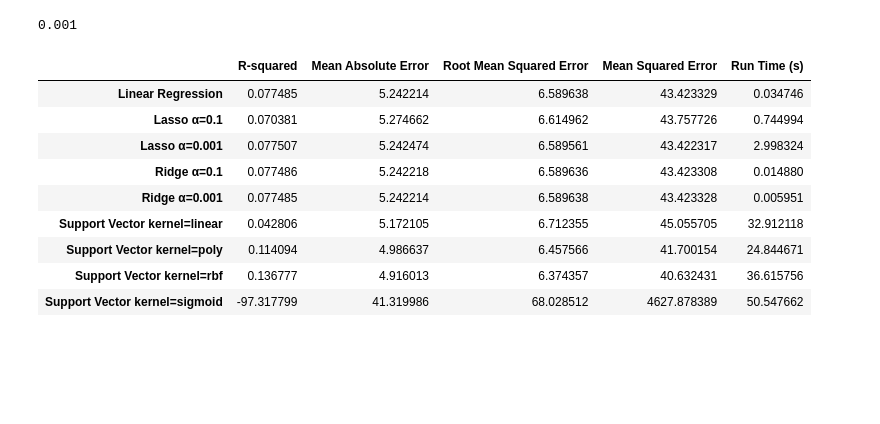
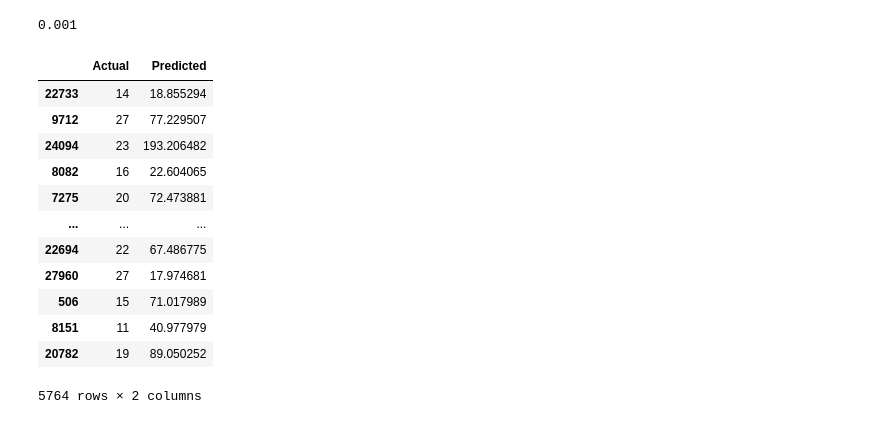
Before and after one commit to aferguson15235/tda, a Jupyter notebook: linear_regression.ipynb, the cells around one changed output. Cells and saved outputs as stored; diff of their text form; code cells hidden in the pictures; blank space fills up the shorter version.

```diff
--- a/linear_regression.ipynb
+++ b/linear_regression.ipynb
@@ -298,39 +312,43 @@ print(model.alpha_)
 # %%
 # support vector regressor with variable kernel - options: {‘linear’, ‘poly’, ‘rbf’, ‘sigmoid’}
 start = time.time()
 kernel = 'sigmoid'
 svr = SVR(kernel=kernel)
 # train the model
 svr.fit(x_train,y_train)
 # test model on test data
 y_pred_svr = svr.predict(x_test)
 # measure runtime of model
 run_time = time.time() - start
 
 # add prediction and actual to database
 db_svr = pd.DataFrame({'Actual': y_test, 'Predicted': y_pred_svr})
 
 # compute accuracy statistics
 R2 = metrics.r2_score(y_test, y_pred_svr)
 MAE = metrics.mean_absolute_error(y_test, y_pred_svr)
 RMSE = metrics.root_mean_squared_error(y_test, y_pred_svr)
 MSE = RMSE**2
 
 # add statistics to database
 acc_db.loc['Support Vector kernel='+kernel] = [R2, MAE, RMSE, MSE, run_time]
 
 acc_db
+db_svr
 # %% [output]
-|  | R-squared | Mean Absolute Error | Root Mean Squared Error | Mean Squared Error | Run Time (s) |
-| Linear Regression | 0.077485 | 5.242214 | 6.589638 | 43.423329 | 0.034746 |
-| Lasso α=0.1 | 0.070381 | 5.274662 | 6.614962 | 43.757726 | 0.744994 |
-| Lasso α=0.001 | 0.077507 | 5.242474 | 6.589561 | 43.422317 | 2.998324 |
-| Ridge α=0.1 | 0.077486 | 5.242218 | 6.589636 | 43.423308 | 0.014880 |
-| Ridge α=0.001 | 0.077485 | 5.242214 | 6.589638 | 43.423328 | 0.005951 |
-| Support Vector kernel=linear | 0.042806 | 5.172105 | 6.712355 | 45.055705 | 32.912118 |
-| Support Vector kernel=poly | 0.114094 | 4.986637 | 6.457566 | 41.700154 | 24.844671 |
-| Support Vector kernel=rbf | 0.136777 | 4.916013 | 6.374357 | 40.632431 | 36.615756 |
-| Support Vector kernel=sigmoid | -97.317799 | 41.319986 | 68.028512 | 4627.878389 | 50.547662 |
+|  | Actual | Predicted |
+| 22733 | 14 | 18.855294 |
+| 9712 | 27 | 77.229507 |
+| 24094 | 23 | 193.206482 |
+| 8082 | 16 | 22.604065 |
+| 7275 | 20 | 72.473881 |
+| ... | ... | ... |
+| 22694 | 22 | 67.486775 |
+| 27960 | 27 | 17.974681 |
+| 506 | 15 | 71.017989 |
+| 8151 | 11 | 40.977979 |
+| 20782 | 19 | 89.050252 |
+5764 rows × 2 columns
 # %%
 # random forest regressor with variable number of estimators
 start = time.time()
```
Also changed, not shown: parts of 4 cells of this notebook, 9 other files.
